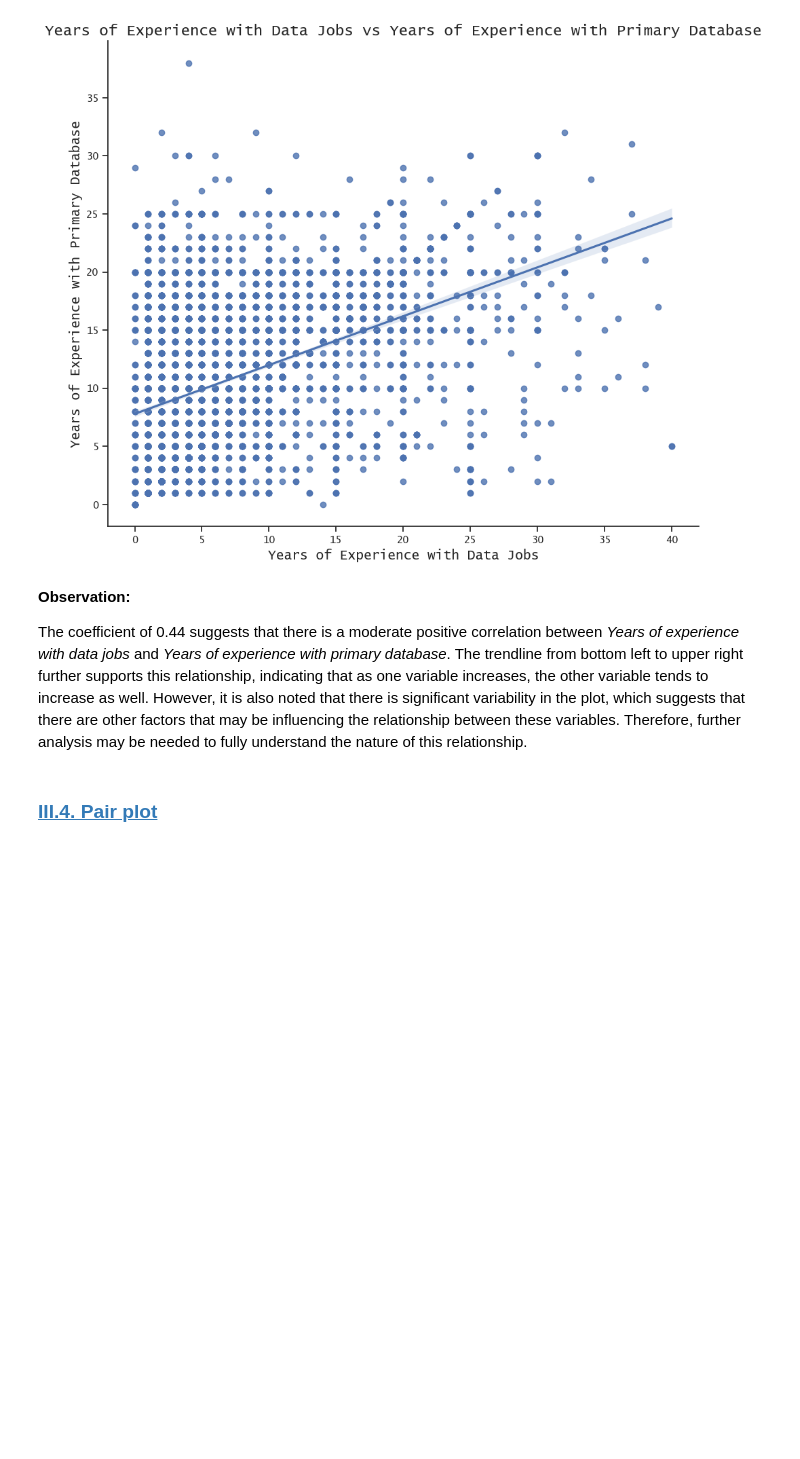
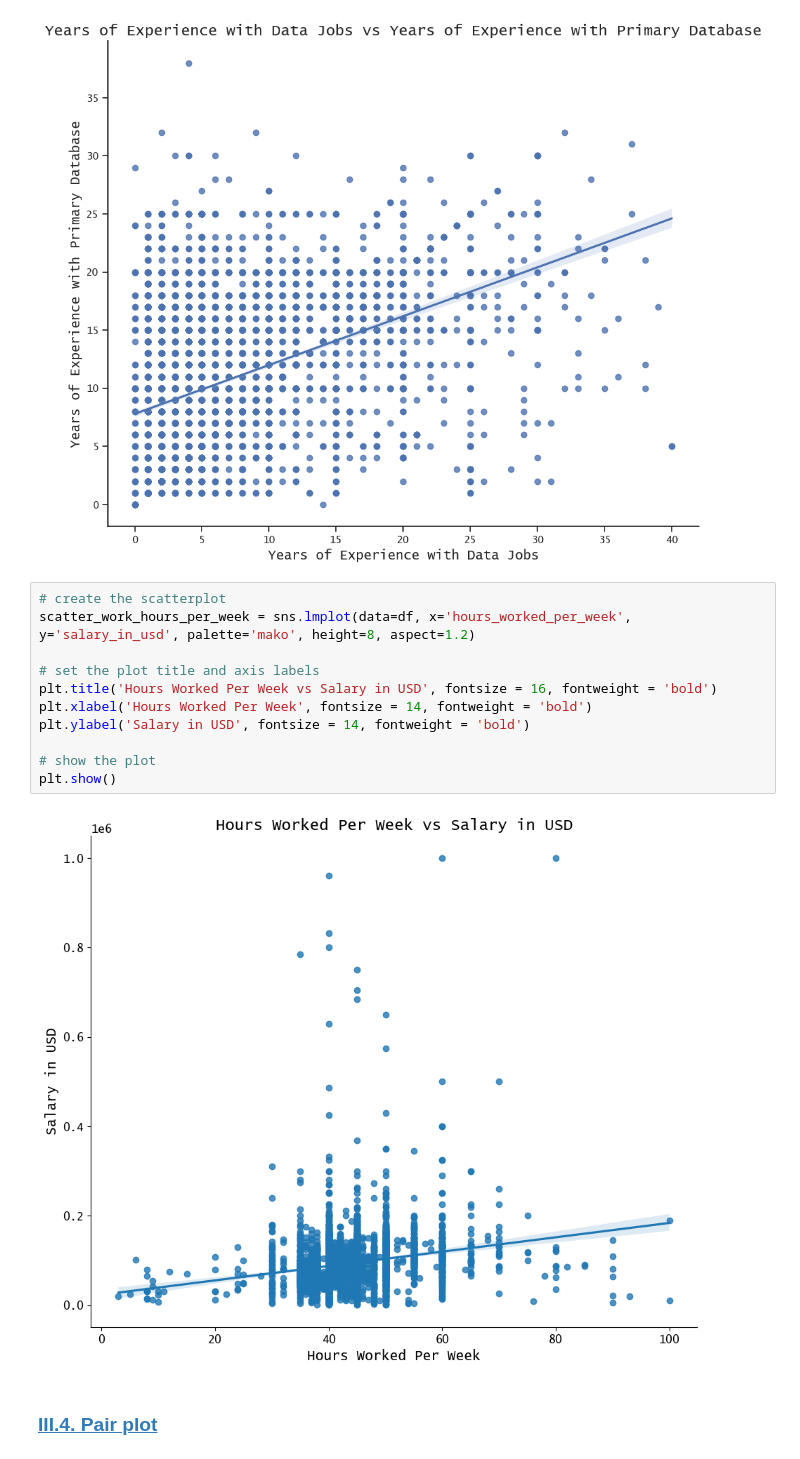
Before and after one commit to goghcore/2021-data-salary-data-analysis, a Jupyter notebook: python-scripts/02-data-visualization.ipynb, the cells around one changed output. Saved outputs shown, nothing was run; the diff lists cells and outputs as text; blank space fills up the shorter version.

```diff
--- a/python-scripts/02-data-visualization.ipynb
+++ b/python-scripts/02-data-visualization.ipynb
@@ -212,10 +212,19 @@ plt.ylabel('Years of Experience with Primary Database', fontsize = 14, fontweigh
 plt.show()
 # %% [output]
 [figure]
-# %% [markdown]
-**Observation:**
-
-The coefficient of 0.44 suggests that there is a moderate positive correlation between *Years of experience with data jobs* and *Years of experience with primary database*. The trendline from bottom left to upper right further supports this relationship, indicating that as one variable increases, the other variable tends to increase as well. However, it is also noted that there is significant variability in the plot, which suggests that there are other factors that may be influencing the relationship between these variables. Therefore, further analysis may be needed to fully understand the nature of this relationship.
+# %%
+# create the scatterplot
+scatter_work_hours_per_week = sns.lmplot(data=df, x='hours_worked_per_week', y='salary_in_usd', palette='mako', height=8, aspect=1.2)
+
+# set the plot title and axis labels
+plt.title('Hours Worked Per Week vs Salary in USD', fontsize = 16, fontweight = 'bold')
+plt.xlabel('Hours Worked Per Week', fontsize = 14, fontweight = 'bold')
+plt.ylabel('Salary in USD', fontsize = 14, fontweight = 'bold')
+
+# show the plot
+plt.show()
+# %% [output]
+[figure, added]
 # %% [markdown]
 ### <a id='toc1_3_4_'></a>[III.4. Pair plot](#toc0_)
 # %%
```
Also changed, not shown: parts of 8 cells of this notebook.
